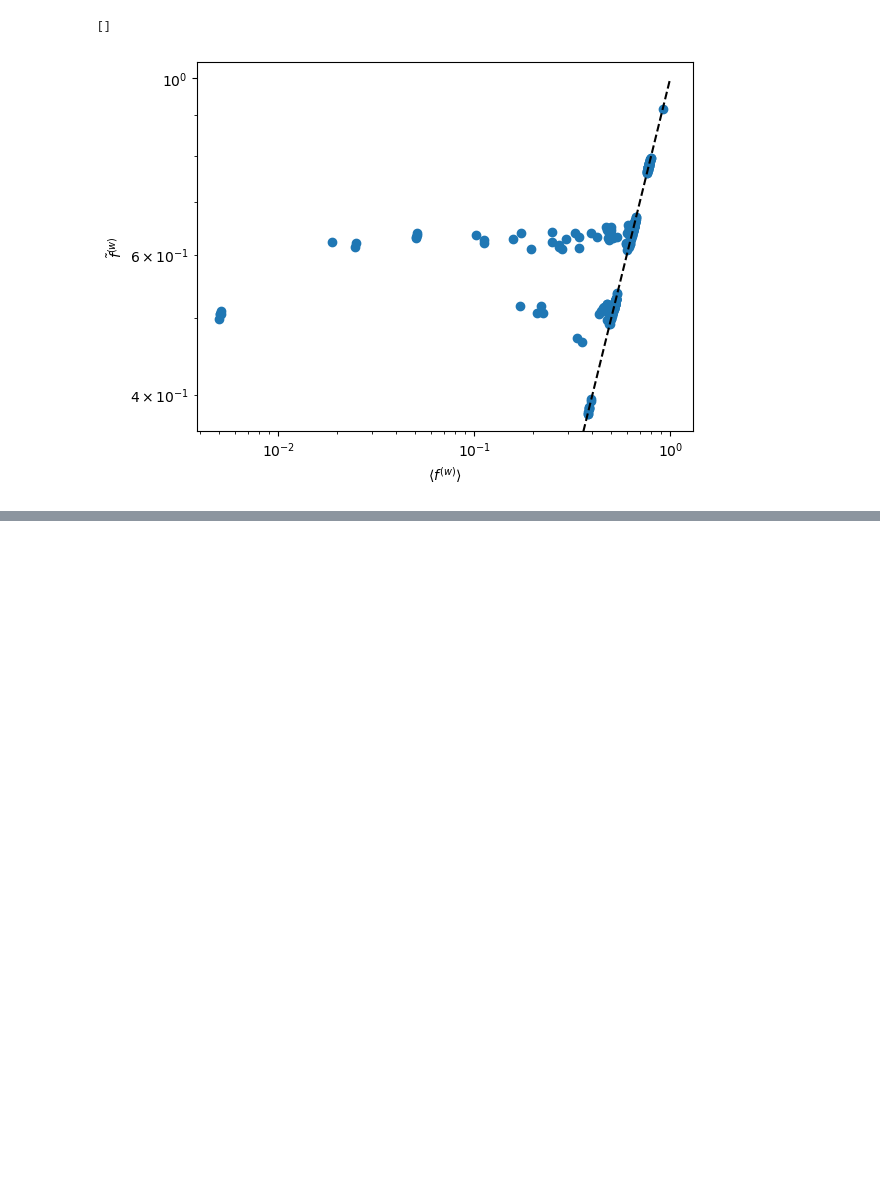
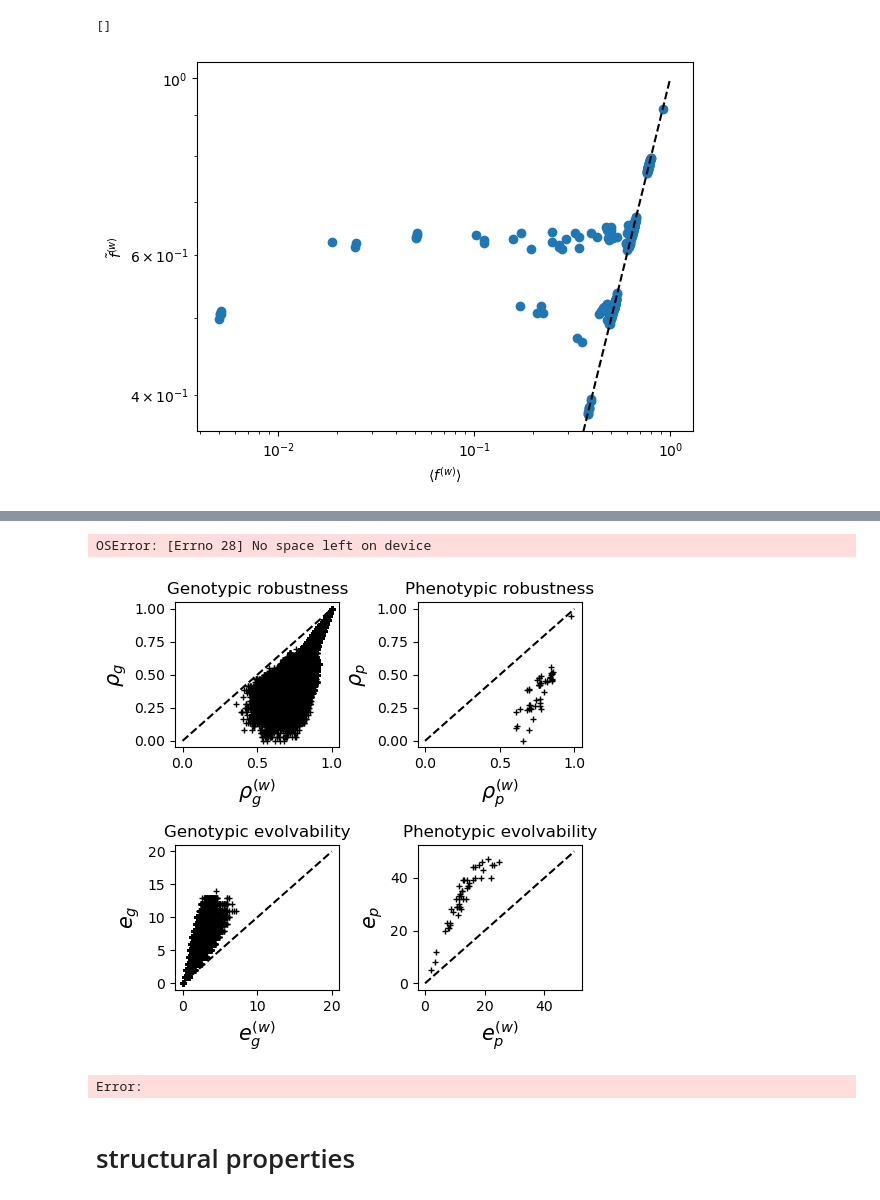
Before and after one commit to paulagrcg/phenodistance, a Jupyter notebook: plots/plotsquantities.ipynb, the cells around one changed output, grey strips where cells are left out. Drawn from its saved outputs; the diff is of its cells as text; code cells hidden in the pictures; blank space fills up the shorter version.

```diff
--- a/plots/plotsquantities.ipynb
+++ b/plots/plotsquantities.ipynb
@@ -101,0 +227,12 @@ plt.loglog()
+# %%
+with open("../data/rhogDPD.pkl","rb") as f:
+    rhogDPD = pickle.load(f)
+with open("../data/rhopDPD.pkl","rb") as f:
+    rhopDPD = pickle.load(f)
+# %%
+with open('../data/evgDPD.pkl', 'rb') as f:
+    evgDPD = pickle.load(f)
+with open('../data/evpDPD.pkl', 'rb') as f:
+    evpDPD = pickle.load(f)
+# %%
+rhogD,rhopD = robustnessD(DGPmap, list(DGPmap.values()), K, L)
@@ -101,0 +244,3 @@ plt.loglog()
+# %%
+#evgD = evolvabilitygD(DGPmap)
+evpD = evolvabilitypD(DGPmap)
@@ -101,0 +320,62 @@ plt.loglog()
+# %%
+import numpy as np
+from matplotlib import pyplot as plt
+from matplotlib.gridspec import GridSpec
+
+fig = plt.figure(figsize=(5, 5))  # Adjusted height for better spacing
+gs = GridSpec(2, 2, figure=fig)
+
+# Subplot 1: Genotypic robustness
+ax1 = fig.add_subplot(gs[0, 0])
+sorted_keys = sorted(rhogDPD.keys())
+aligned_rhogDPD_values = [rhogDPD[key] for key in sorted_keys]
+aligned_rhogD_values = [rhogD[key] for key in sorted_keys]
+ax1.plot(aligned_rhogDPD_values, aligned_rhogD_values, '+', color='black', markersize=5)
+ax1.set_title('Genotypic robustness')
+ax1.set_xlabel(r'$\rho_g^{(w)}$', fontsize=15)
+ax1.set_ylabel(r'$\rho_g$', fontsize=15)
+ax1.plot([0, 1], [0, 1], 'k--')
+
+# Subplot 2: Phenotypic robustness
+ax2 = fig.add_subplot(gs[0, 1])
+sorted_keys = sorted(rhopDPD.keys())
+aligned_rhopDPD_values = [rhopDPD[key] for key in sorted_keys]
+aligned_rhopD_values = [rhopD[key] for key in sorted_keys]
+ax2.plot(aligned_rhopDPD_values, aligned_rhopD_values, '+', color='black', markersize=5)
+ax2.set_title('Phenotypic robustness')
+ax2.set_xlabel(r'$\rho_p^{(w)}$', fontsize=15)
+ax2.set_ylabel(r'$\rho_p$', fontsize=15)
+ax2.plot([0, 1], [0, 1], 'k--')
+
+# Subplot 3: Genotypic evolvability
+ax3 = fig.add_subplot(gs[1, 0])
+sorted_keys = sorted(evgDPD.keys())
+aligned_evgDPD_values = [evgDPD[key] for key in sorted_keys]
+aligned_evgD_values = [evgD[key] for key in sorted_keys]
+ax3.plot(aligned_evgDPD_values, aligned_evgD_values, '+', color='black', markersize=5)
+ax3.set_title('Genotypic evolvability')
+ax3.set_xlabel(r'$e_g^{(w)}$', fontsize=15)
+ax3.set_ylabel(r'$e_g$', fontsize=15)
+ax3.plot([0, 20], [0, 20], 'k--')
+
+# Subplot 4: Phenotypic evolvability
+ax4 = fig.add_subplot(gs[1, 1])
+sorted_keys = sorted(evpDPD.keys())
+aligned_evpDPD_values = [evpDPD[key] for key in sorted_keys]
+aligned_evpD_values = [evpD[key] for key in sorted_keys]
+ax4.plot(aligned_evpDPD_values, aligned_evpD_values, '+', color='black', markersize=5)
+ax4.set_title('Phenotypic evolvability')
+ax4.set_xlabel(r'$e_p^{(w)}$', fontsize=15)
+ax4.set_ylabel(r'$e_p$', fontsize=15)
+ax4.plot([0, 50], [0,50], 'k--')
+
+# Adjust layout
+plt.tight_layout()
+plt.savefig('../plots/robustness_evolvability.pdf',bbox_inches='tight')
+#pickle.dump(fig,open('../plots/quant.pkl','wb'))
+# %% [output]
+OSError: [Errno 28] No space left on device
+[figure, added]
+Error:
+# %% [markdown]
+# structural properties
```
Also changed, not shown: parts of 20 cells of this notebook, 41 other files.
